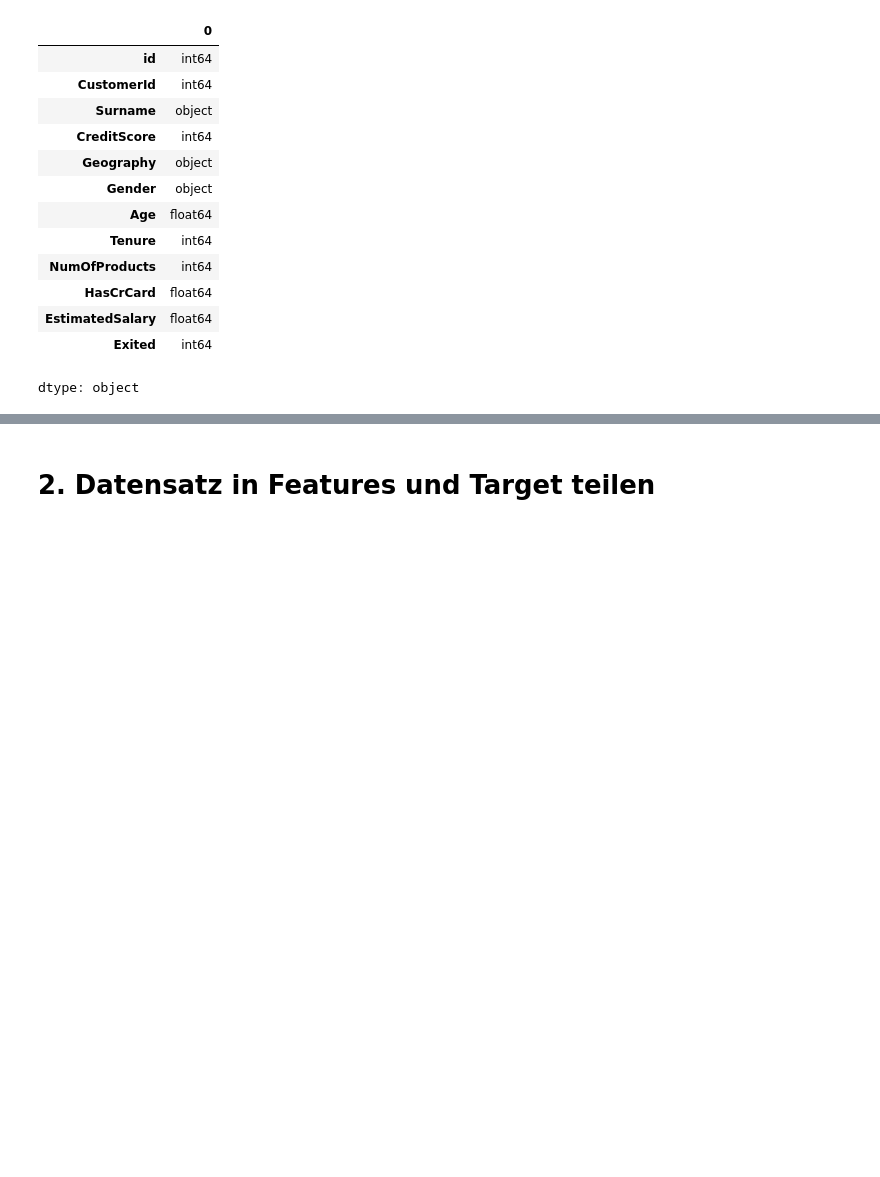
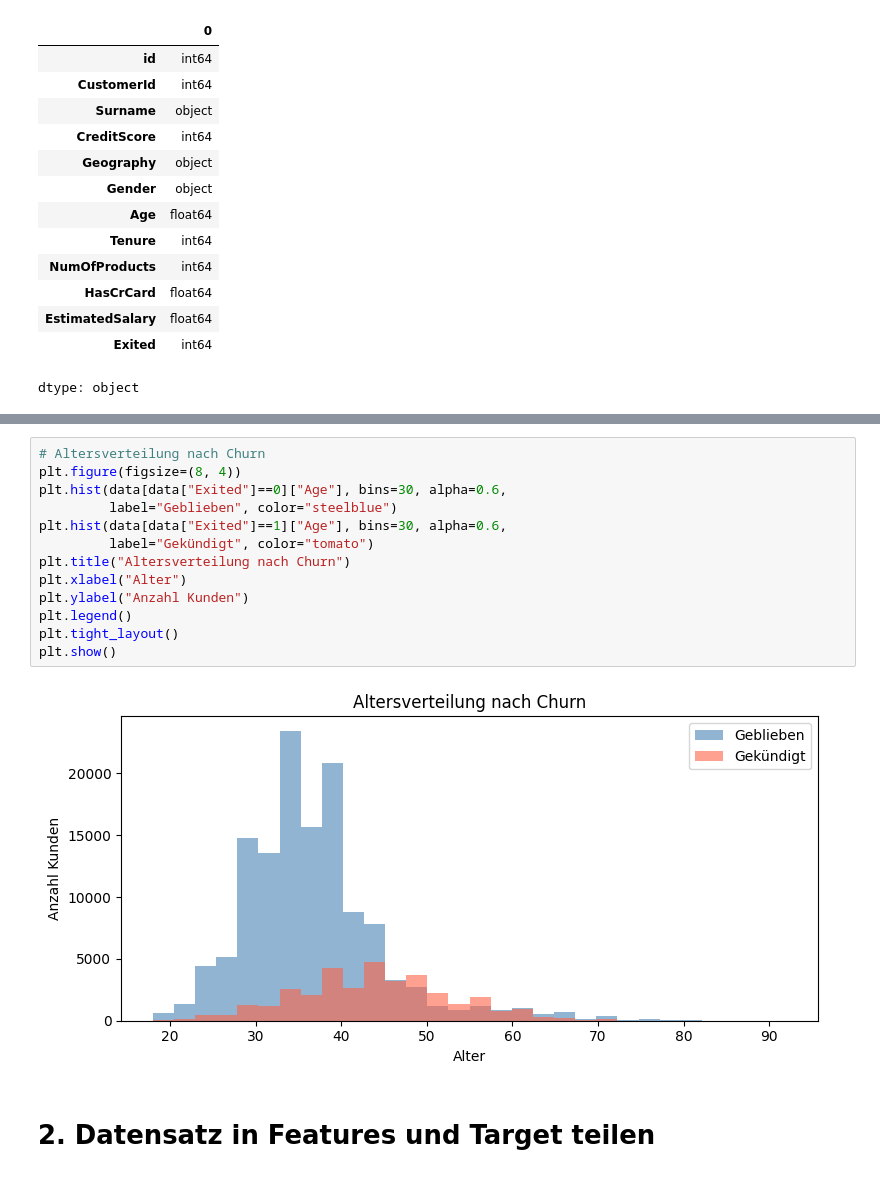
Before and after one commit to Oskar1324/churn-prediction-project, a Jupyter notebook: churn_project_1.ipynb, the cells around one changed output, grey strips where cells are left out. Cells and saved outputs as stored; diff of their text form; blank space fills up the shorter version.

```diff
--- a/churn_project_1.ipynb
+++ b/churn_project_1.ipynb
@@ -55,3 +95,18 @@ data.describe()
+# %%
+# Altersverteilung nach Churn
+plt.figure(figsize=(8, 4))
+plt.hist(data[data["Exited"]==0]["Age"], bins=30, alpha=0.6,
+         label="Geblieben", color="steelblue")
+plt.hist(data[data["Exited"]==1]["Age"], bins=30, alpha=0.6,
+         label="Gekündigt", color="tomato")
+plt.title("Altersverteilung nach Churn")
+plt.xlabel("Alter")
+plt.ylabel("Anzahl Kunden")
+plt.legend()
+plt.tight_layout()
+plt.show()
+# %% [output]
+[figure, added]
 # %% [markdown]
 # 2. Datensatz in Features und Target teilen
 # %%
```
Also changed, not shown: parts of 13 cells of this notebook.
